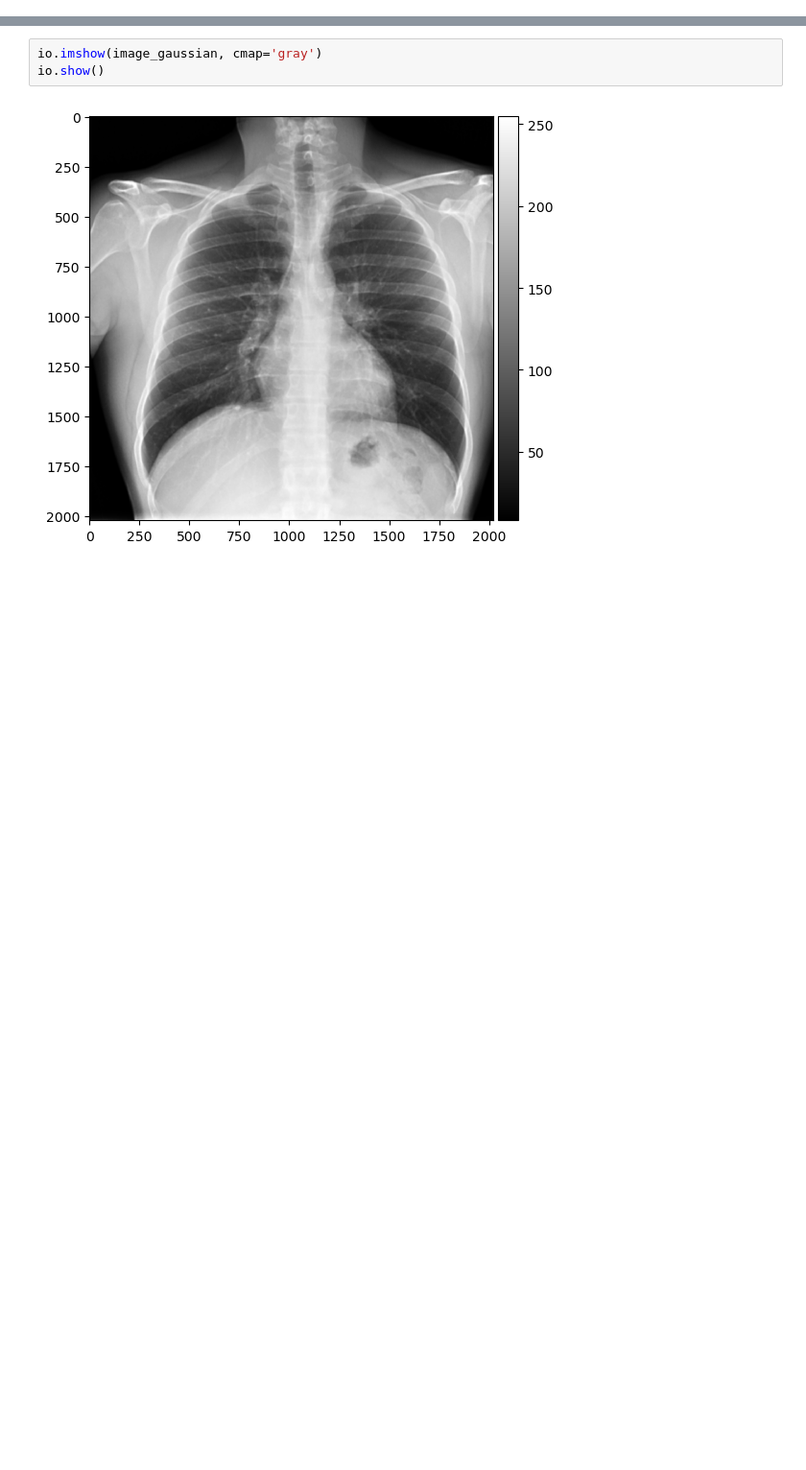
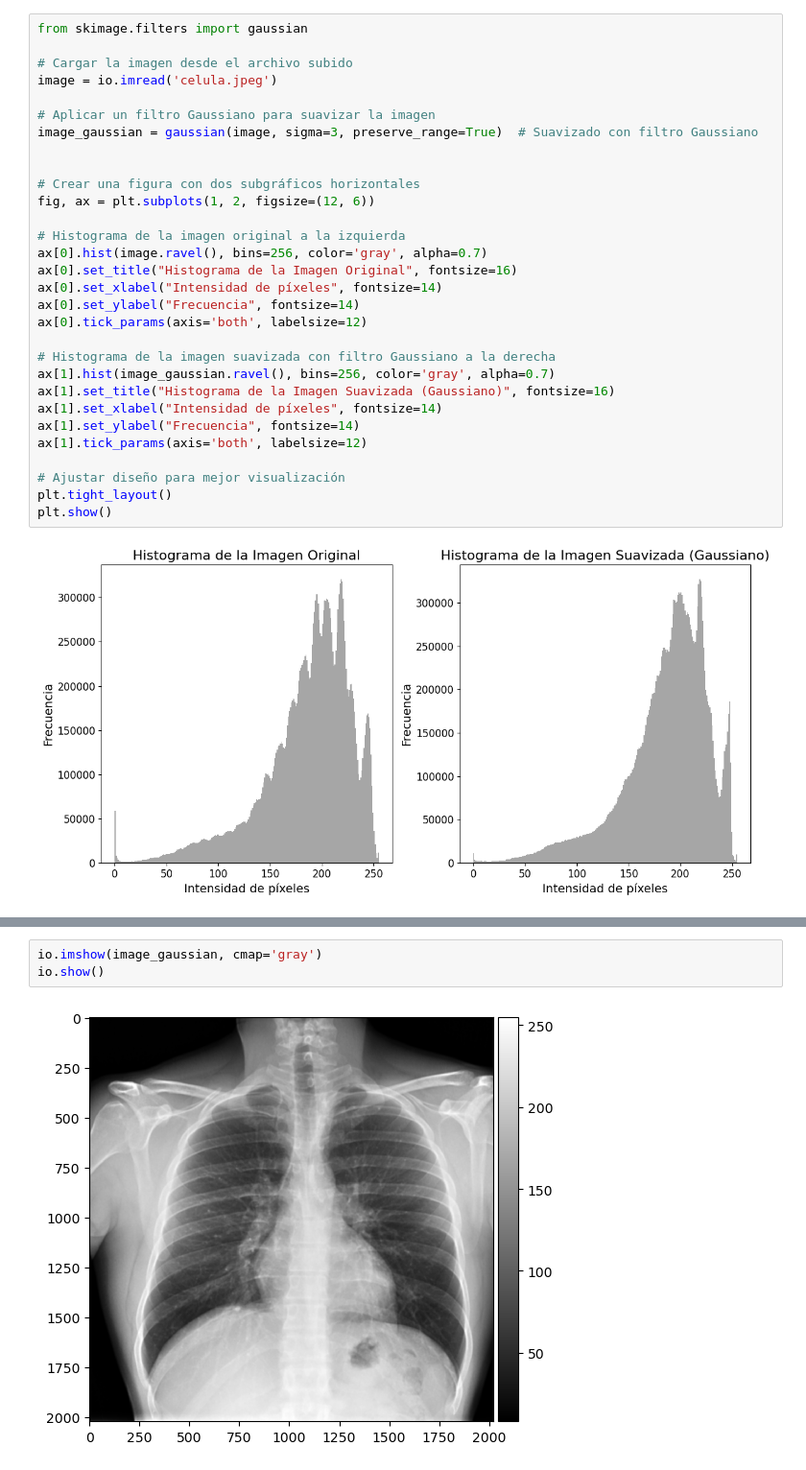
Before and after one commit to UNIR-RPA/UNIR-VA-ACTIVIDAD-2, a Jupyter notebook: Radiografia_VA_VERSION_FINAL.ipynb, the cells around one changed output, grey strips where cells are left out. Shown at 96% size. Saved outputs shown, nothing was run; the diff lists cells and outputs as text; blank space fills up the shorter version.

```diff
--- a/Radiografia_VA_VERSION_FINAL.ipynb
+++ b/Radiografia_VA_VERSION_FINAL.ipynb
@@ -1,3 +63,35 @@
+# %%
+from skimage.filters import gaussian
+
+# Cargar la imagen desde el archivo subido
+image = io.imread('celula.jpeg')
+
+# Aplicar un filtro Gaussiano para suavizar la imagen
+image_gaussian = gaussian(image, sigma=3, preserve_range=True)  # Suavizado con filtro Gaussiano
+
+
+# Crear una figura con dos subgráficos horizontales
+fig, ax = plt.subplots(1, 2, figsize=(12, 6))
+
+# Histograma de la imagen original a la izquierda
+ax[0].hist(image.ravel(), bins=256, color='gray', alpha=0.7)
+ax[0].set_title("Histograma de la Imagen Original", fontsize=16)
+ax[0].set_xlabel("Intensidad de píxeles", fontsize=14)
+ax[0].set_ylabel("Frecuencia", fontsize=14)
+ax[0].tick_params(axis='both', labelsize=12)
+
+# Histograma de la imagen suavizada con filtro Gaussiano a la derecha
+ax[1].hist(image_gaussian.ravel(), bins=256, color='gray', alpha=0.7)
+ax[1].set_title("Histograma de la Imagen Suavizada (Gaussiano)", fontsize=16)
+ax[1].set_xlabel("Intensidad de píxeles", fontsize=14)
+ax[1].set_ylabel("Frecuencia", fontsize=14)
+ax[1].tick_params(axis='both', labelsize=12)
+
+# Ajustar diseño para mejor visualización
+plt.tight_layout()
+plt.show()
+# %% [output]
+[figure, added]
 # %%
 import matplotlib.pyplot as plt
 import numpy as np
```
Also changed, not shown: parts of 4 cells of this notebook, 4 other files.
